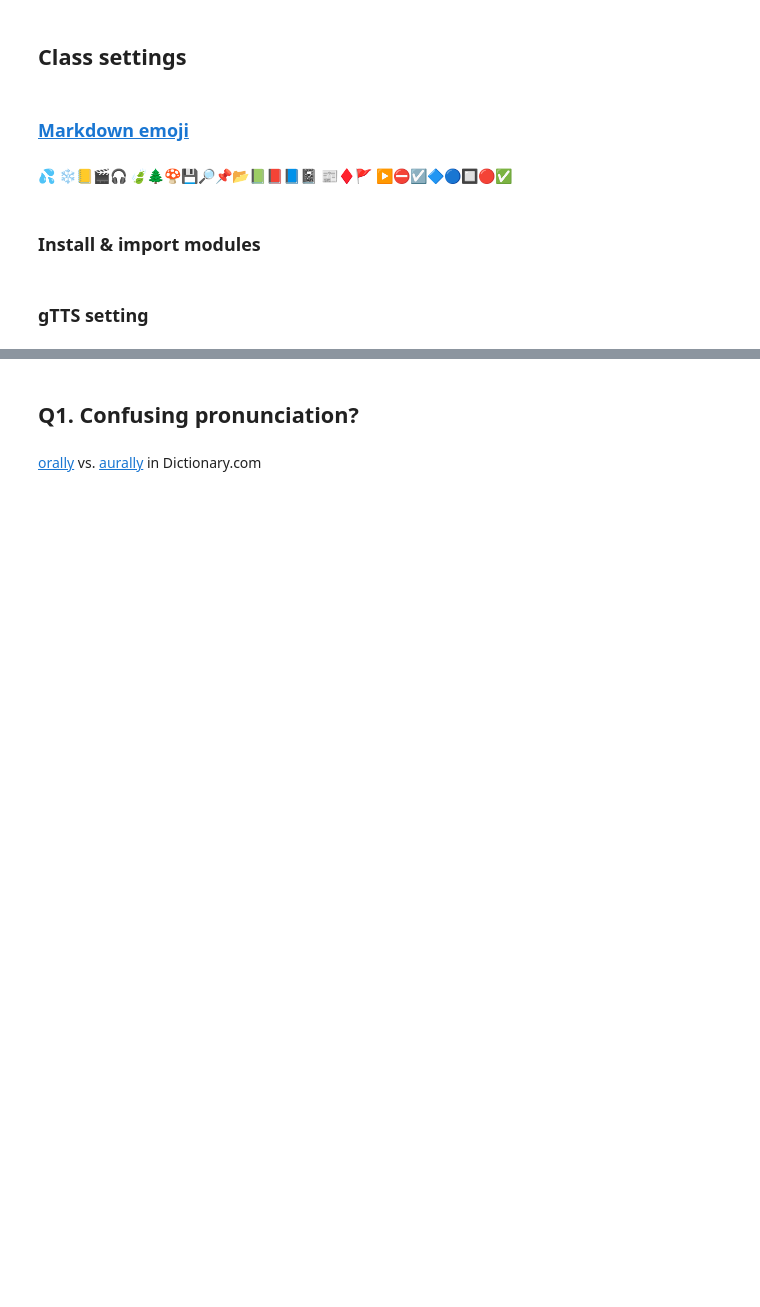
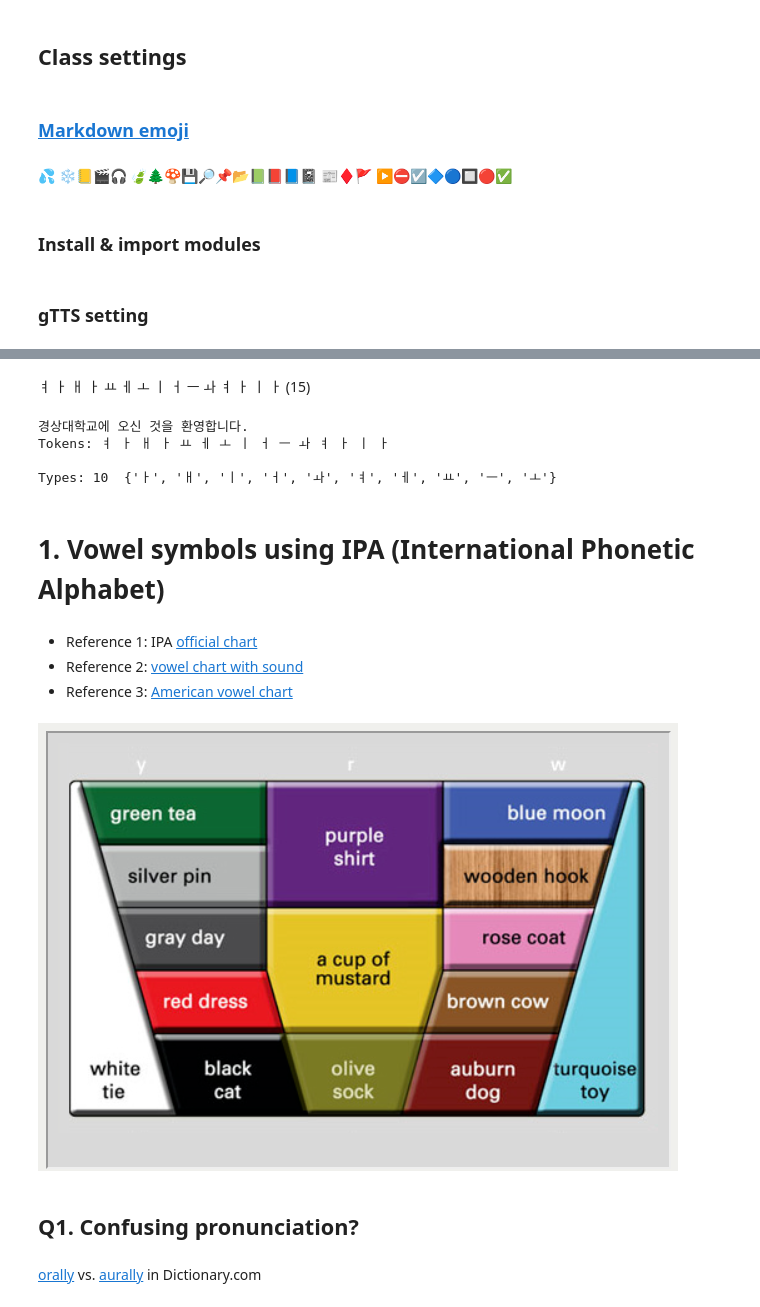
Before and after one commit to MK316/Spring2023, a Jupyter notebook: Engpro/Engpro_W02.ipynb, the cells around one changed output, grey strips where cells are left out. Saved outputs shown, nothing was run; the diff lists cells and outputs as text; code cells hidden in the pictures; blank space fills up the shorter version.

```diff
--- a/Engpro/Engpro_W02.ipynb
+++ b/Engpro/Engpro_W02.ipynb
@@ -47,3 +55,30 @@ def ktts(text):
+# %% [markdown]
+ㅕ ㅏ ㅐ ㅏ ㅛ ㅔ ㅗ ㅣ ㅓ ㅡ ㅘ ㅕ ㅏ ㅣ ㅏ (15)
+# %%
+#@markdown Token vs. types of vowels
+print("경상대학교에 오신 것을 환영합니다.")
+x = input("Tokens: ")
+x1 = x.replace(" ","")
+unique_characters = set(x1)
+
+print()
+print("Types: %d "%len(unique_characters), unique_characters)
+# %% [output]
+경상대학교에 오신 것을 환영합니다.
+Tokens: ㅕ ㅏ ㅐ ㅏ ㅛ ㅔ ㅗ ㅣ ㅓ ㅡ ㅘ ㅕ ㅏ ㅣ ㅏ
+
+Types: 10  {'ㅏ', 'ㅐ', 'ㅣ', 'ㅓ', 'ㅘ', 'ㅕ', 'ㅔ', 'ㅛ', 'ㅡ', 'ㅗ'}
+# %% [markdown]
+# 1. Vowel symbols using IPA (International Phonetic Alphabet)
+# %% [markdown]
++ Reference 1: IPA [official chart](https://www.internationalphoneticassociation.org/content/full-ipa-chart)
++ Reference 2: [vowel chart with sound](https://www.ipachart.com/)
++ Reference 3: [American vowel chart](https://americanenglish.state.gov/resources/color-vowel-chart)
+# %%
+url = "https://github.com/MK316/images/raw/main/vowelcolor.png"
+Image(url, width="600", height="500")
+# %% [output]
+[figure, added]
 # %% [markdown]
 ## Q1. Confusing pronunciation?
 # %% [markdown]
```
Also changed, not shown: parts of 5 cells of this notebook.
